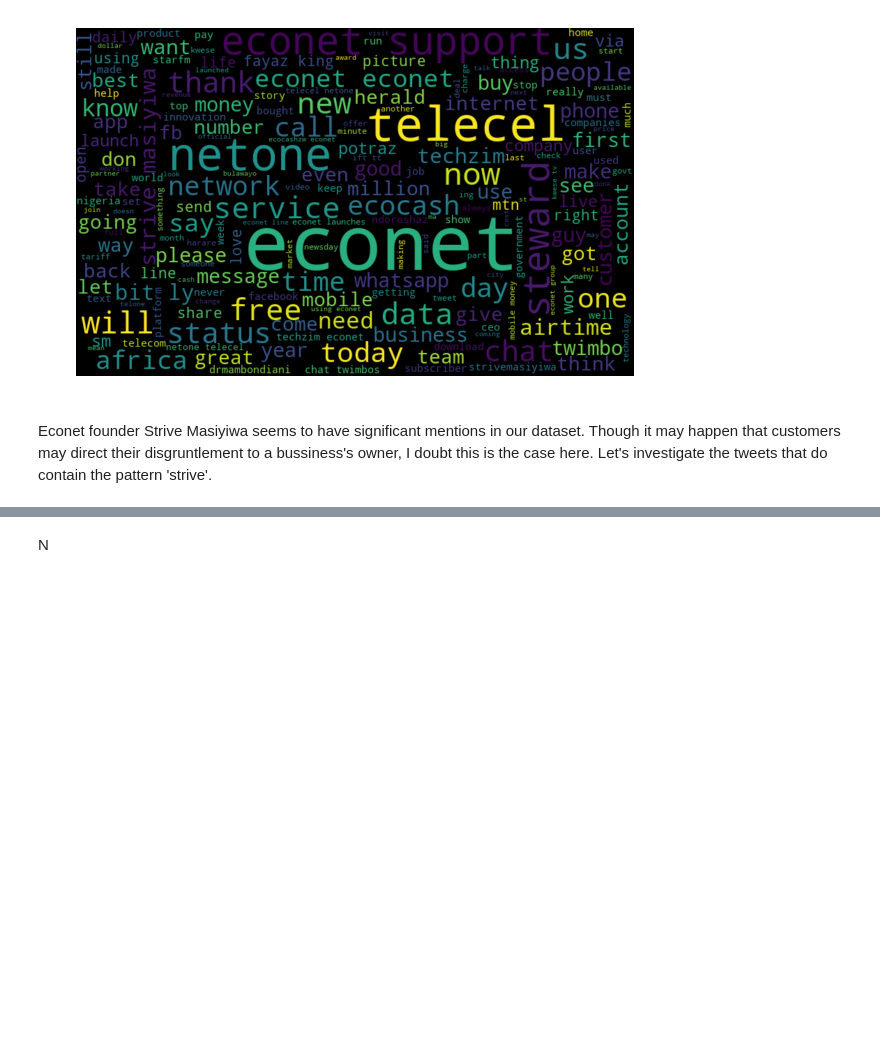
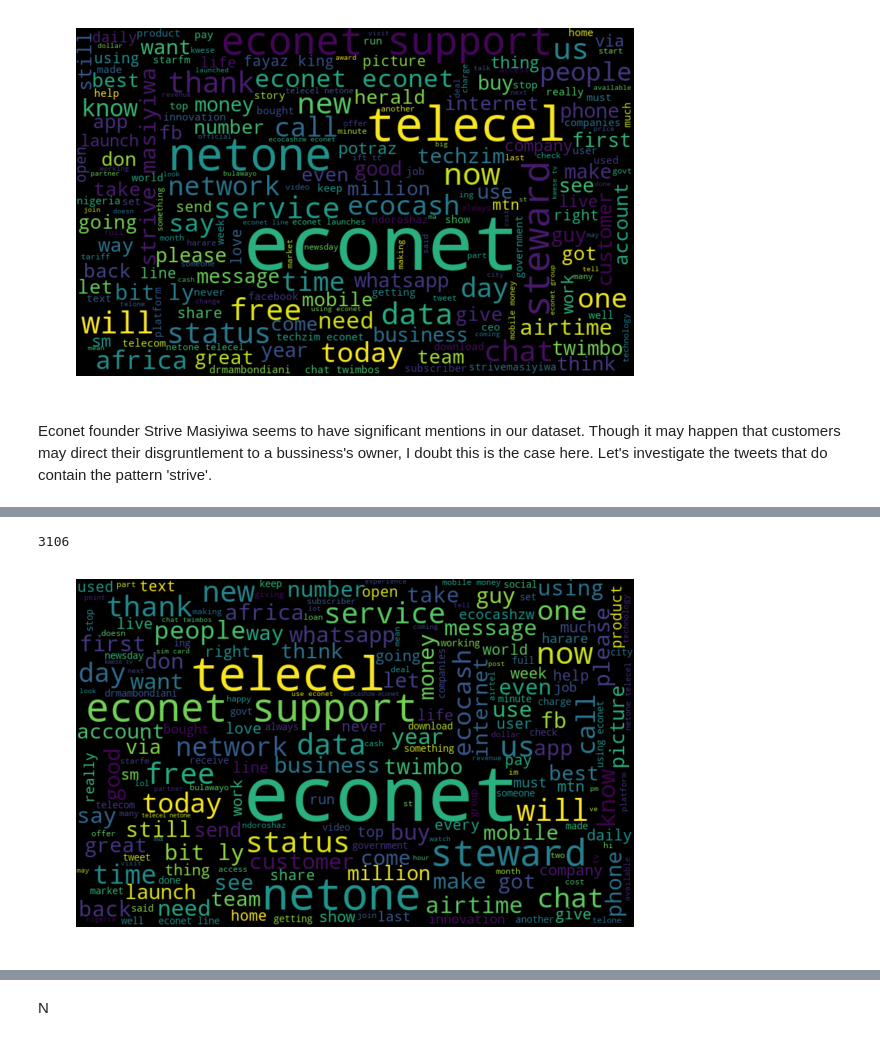
Before and after one commit to SimbaPy/EconetSentimentAnalysis, a Jupyter notebook: EconetSentimentAnalysis/Econet Sentiment Analysis.ipynb, the cells around one changed output, grey strips where cells are left out. Drawn from its saved outputs; the diff is of its cells as text; code cells hidden in the pictures; blank space fills up the shorter version.

```diff
--- a/EconetSentimentAnalysis/Econet Sentiment Analysis.ipynb
+++ b/EconetSentimentAnalysis/Econet Sentiment Analysis.ipynb
@@ -688,0 +709,4 @@ data.shape
+# %%
+data_media = data[data['tidy_tweet'].str.contains('potraz|herald|techzim', regex=True)]
+print(data_media.shape[0])
+data_media.head()
@@ -688,0 +722,15 @@ data.shape
+# %%
+data.drop(data_media.index, inplace=True)
+data.shape[0]
+# %% [output]
+3106
+# %%
+all_words = ' '.join([text for text in data['tidy_tweet']])
+wordcloud = WordCloud(width=800, height=500, random_state=21, max_font_size=110).generate(all_words)
+
+plt.figure(figsize=(10, 7))
+plt.imshow(wordcloud, interpolation="bilinear")
+plt.axis('off')
+plt.show()
+# %% [output]
+[figure, added]
```
Also changed, not shown: parts of 9 cells of this notebook.
